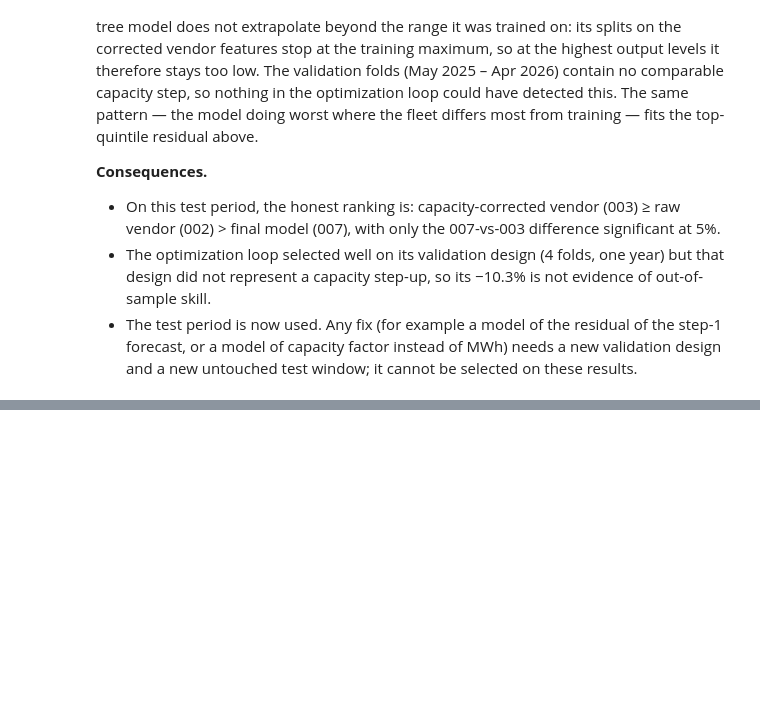
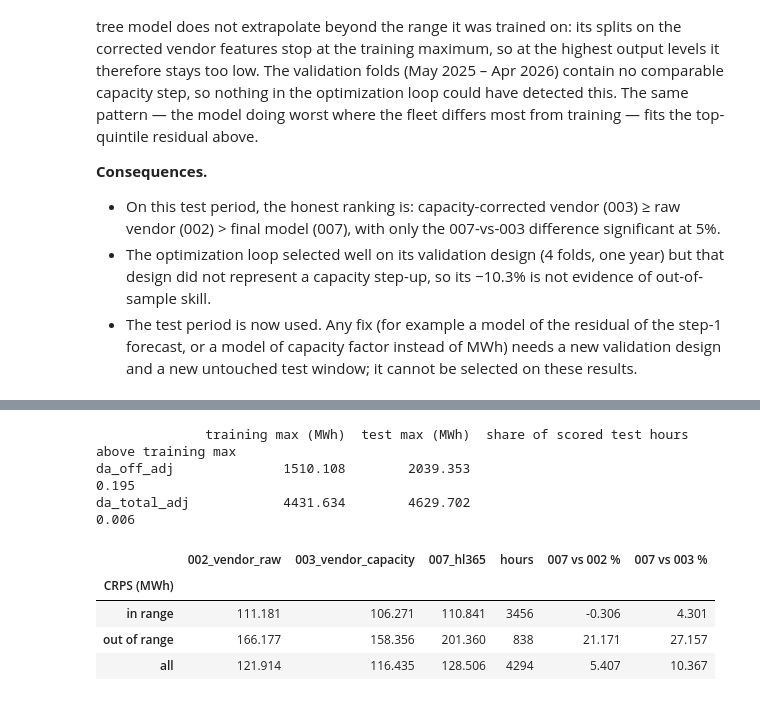
Before and after one commit to AbdallaElbedwihi1997/nordic-wind-forecasting, a Jupyter notebook: notebooks/05_final_test.ipynb, the cells around one changed output, grey strips where cells are left out. Saved outputs shown, nothing was run; the diff lists cells and outputs as text; code cells hidden in the pictures; blank space fills up the shorter version.

```diff
--- a/notebooks/05_final_test.ipynb
+++ b/notebooks/05_final_test.ipynb
@@ -270,0 +279,29 @@ fleet differs most from training — fits the top-quintile residual above.
+# %%
+from windfc.features import build_features
+
+full = pd.read_parquet(DATA or default_paths()[0]).sort_index()
+full = full[np.asarray(delivery_day(full.index) <= pd.Timestamp(TEST_PERIOD[1]))]
+F, _ = build_features(full, pd.date_range("2022-01-01", TEST_PERIOD[1], freq="D"), ["da_off_adj", "da_total_adj"])
+train = np.asarray(delivery_day(F.index) < pd.Timestamp(TEST_PERIOD[0]))
+tmax = F[train].max()
+Ft = F.reindex(idx)  # scored test hours
+over = Ft.gt(tmax)
+print(pd.DataFrame({"training max (MWh)": tmax, "test max (MWh)": Ft.max(),
+                    "share of scored test hours above training max": over.mean()}).round(3).to_string())
+out = over.any(axis=1)
+split = pd.DataFrame({rid: [loss[rid][~out].mean(), loss[rid][out].mean(), loss[rid].mean()]
+                      for rid in RUNS}, index=["in range", "out of range", "all"])
+split["hours"] = [int((~out).sum()), int(out.sum()), len(out)]
+split["007 vs 002 %"] = 100 * (split["007_hl365"] / split["002_vendor_raw"] - 1)
+split["007 vs 003 %"] = 100 * (split["007_hl365"] / split["003_vendor_capacity"] - 1)
+split.index.name = "CRPS (MWh)"
+split.round(3)
+# %% [output]
+              training max (MWh)  test max (MWh)  share of scored test hours above training max
+da_off_adj              1510.108        2039.353                                          0.195
+da_total_adj            4431.634        4629.702                                          0.006
+|  | 002_vendor_raw | 003_vendor_capacity | 007_hl365 | hours | 007 vs 002 % | 007 vs 003 % |
+| CRPS (MWh) |  |  |  |  |  |  |
+| in range | 111.181 | 106.271 | 110.841 | 3456 | -0.306 | 4.301 |
+| out of range | 166.177 | 158.356 | 201.360 | 838 | 21.171 | 27.157 |
+| all | 121.914 | 116.435 | 128.506 | 4294 | 5.407 | 10.367 |
```
Also changed, not shown: parts of 2 cells of this notebook, 1 other file.
